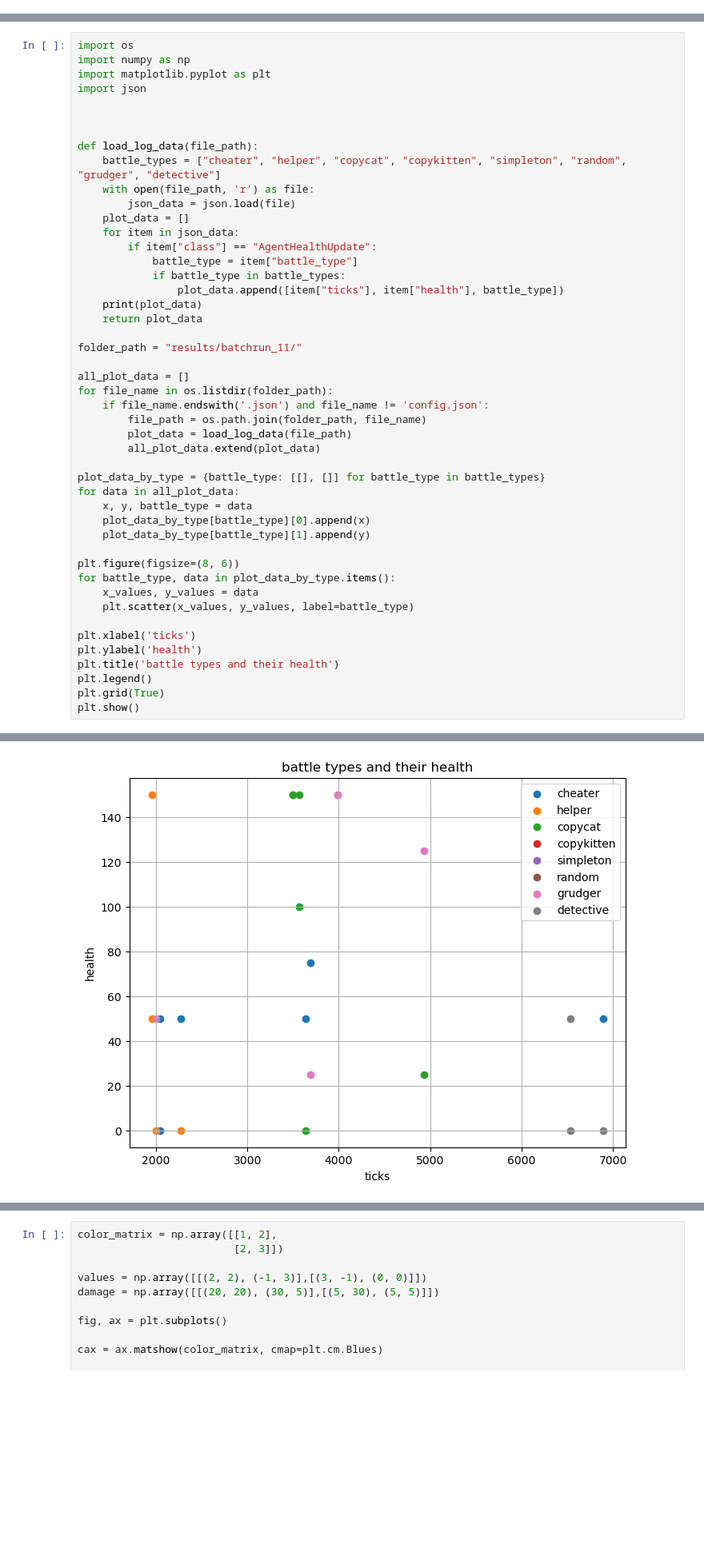
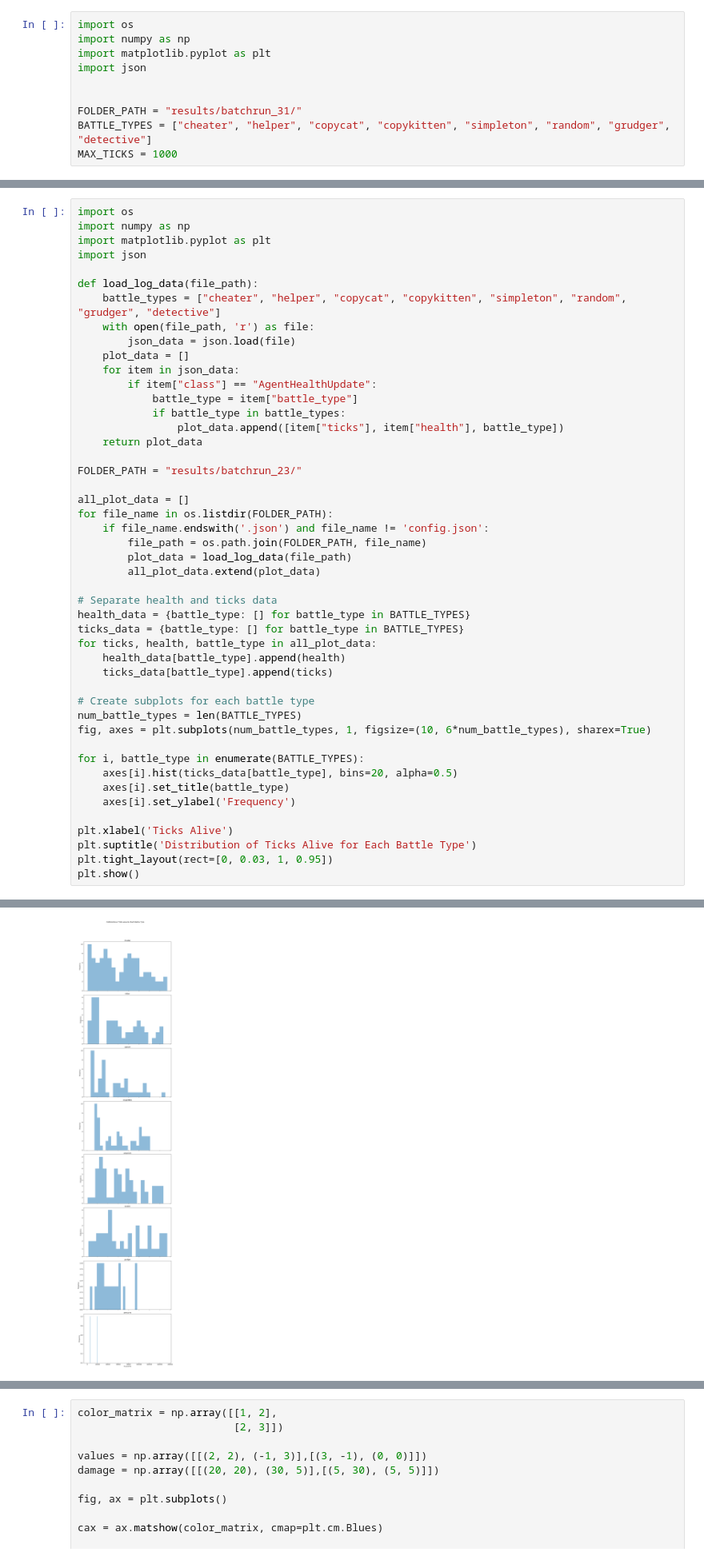
Before and after one commit to Arkist1/adb_simulation, a Jupyter notebook: metrics.ipynb, the cells around one changed output, grey strips where cells are left out. Shown at 80% size. Saved outputs shown, nothing was run; the diff lists cells and outputs as text; blank space fills up the shorter version.

```diff
--- a/metrics.ipynb
+++ b/metrics.ipynb
@@ -60,0 +1,10 @@ plt.show()
+# %%
+import os
+import numpy as np
+import matplotlib.pyplot as plt
+import json
+
+
+FOLDER_PATH = "results/batchrun_31/"
+BATTLE_TYPES = ["cheater", "helper", "copycat", "copykitten", "simpleton", "random", "grudger", "detective"]
+MAX_TICKS = 1000
@@ -63,8 +69,6 @@ import os
 import numpy as np
 import matplotlib.pyplot as plt
 import json
-
-
 
 def load_log_data(file_path):
     battle_types = ["cheater", "helper", "copycat", "copykitten", "simpleton", "random", "grudger", "detective"]
@@ -76,33 +80,35 @@ def load_log_data(file_path):
             battle_type = item["battle_type"]
             if battle_type in battle_types:
                 plot_data.append([item["ticks"], item["health"], battle_type])
-    print(plot_data)
     return plot_data
 
-folder_path = "results/batchrun_11/"
+FOLDER_PATH = "results/batchrun_23/"
 
 all_plot_data = []
-for file_name in os.listdir(folder_path):
+for file_name in os.listdir(FOLDER_PATH):
     if file_name.endswith('.json') and file_name != 'config.json':
-        file_path = os.path.join(folder_path, file_name)
+        file_path = os.path.join(FOLDER_PATH, file_name)
         plot_data = load_log_data(file_path)
         all_plot_data.extend(plot_data)
 
-plot_data_by_type = {battle_type: [[], []] for battle_type in battle_types}
-for data in all_plot_data:
-    x, y, battle_type = data
-    plot_data_by_type[battle_type][0].append(x)
-    plot_data_by_type[battle_type][1].append(y)
+# Separate health and ticks data
+health_data = {battle_type: [] for battle_type in BATTLE_TYPES}
+ticks_data = {battle_type: [] for battle_type in BATTLE_TYPES}
+for ticks, health, battle_type in all_plot_data:
+    health_data[battle_type].append(health)
+    ticks_data[battle_type].append(ticks)
 
-plt.figure(figsize=(8, 6))
-for battle_type, data in plot_data_by_type.items():
-    x_values, y_values = data
-    plt.scatter(x_values, y_values, label=battle_type)
+# Create subplots for each battle type
+num_battle_types = len(BATTLE_TYPES)
+fig, axes = plt.subplots(num_battle_types, 1, figsize=(10, 6*num_battle_types), sharex=True)
 
-plt.xlabel('ticks')
-plt.ylabel('health')
-plt.title('battle types and their health')
-plt.legend()
-plt.grid(True)
+for i, battle_type in enumerate(BATTLE_TYPES):
+    axes[i].hist(ticks_data[battle_type], bins=20, alpha=0.5)
+    axes[i].set_title(battle_type)
+    axes[i].set_ylabel('Frequency')
+
+plt.xlabel('Ticks Alive')
+plt.suptitle('Distribution of Ticks Alive for Each Battle Type')
+plt.tight_layout(rect=[0, 0.03, 1, 0.95])
 plt.show()
 # %% [output]
@@ -121 +115 @@ plt.show()
-[figure, old version]
+[figure, new version]
```
Also changed, not shown: parts of 4 cells of this notebook.
